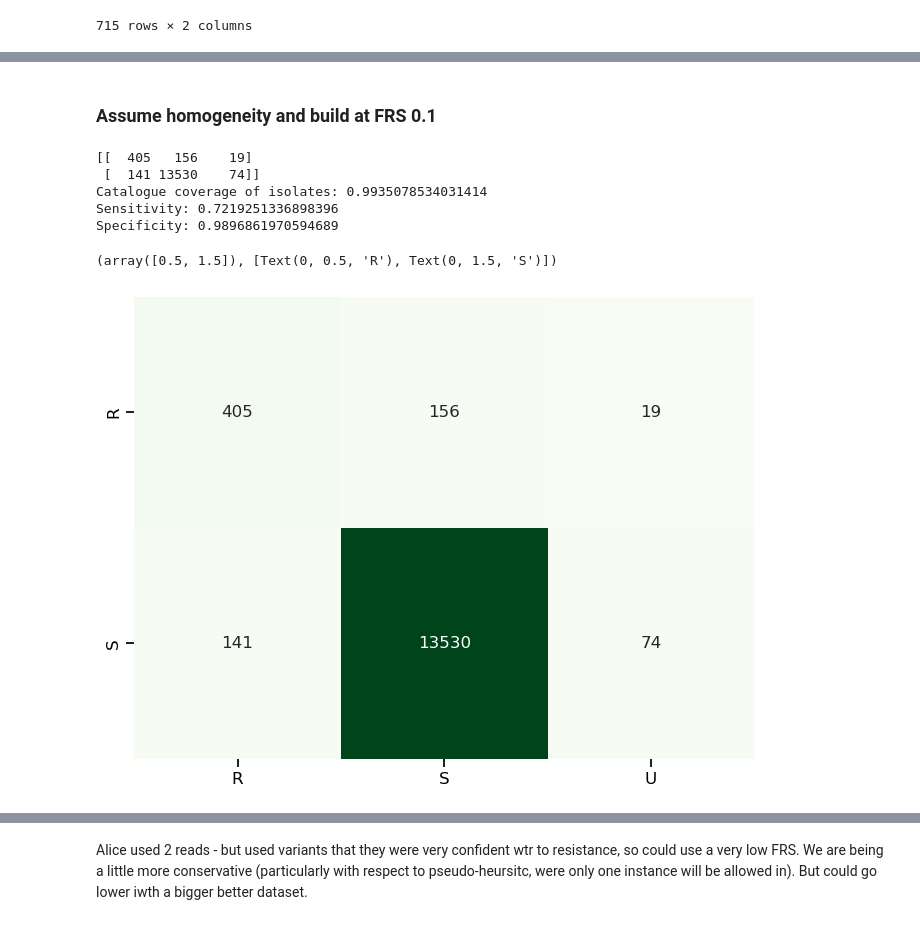
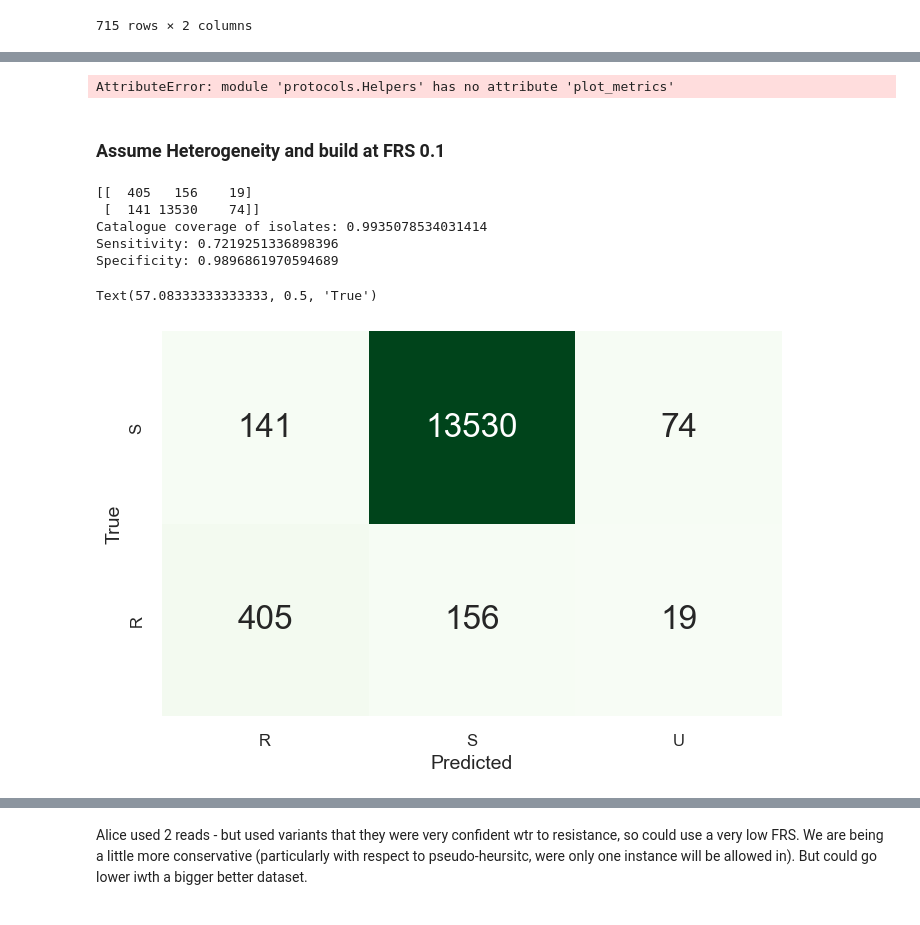
Before and after one commit to fowler-lab/tb-bdq-cat, a Jupyter notebook: results.ipynb, the cells around one changed output, grey strips where cells are left out. Cells and saved outputs as stored; diff of their text form; code cells hidden in the pictures.

```diff
--- a/results.ipynb
+++ b/results.ipynb
@@ -49,14 +51,13 @@ growth = growth[growth.DRUG=='BDQ']
 # %%
 # filter for high quality phenotypes
 phenotypes = phenotypes[
-    (phenotypes.DRUG == "BDQ") & (phenotypes.PHENOTYPE_QUALITY == "HIGH")
+    (phenotypes.DRUG == "BDQ") & (phenotypes.PHENOTYPE_QUALITY.isin(['HIGH']))
 ][["UNIQUEID", "DRUG", "BINARY_PHENOTYPE", "MIC"]].rename(
     columns={"BINARY_PHENOTYPE": "PHENOTYPE", "MIC": "METHOD_MIC"}
 )
 phenotypes = pd.concat([phenotypes, sha_phenotypes], ignore_index=True)
 phenotypes = phenotypes[~phenotypes.METHOD_MIC.isna()]
 phenotypes = phenotypes[~phenotypes.PHENOTYPE.isna()]
-
 
 mutations_copy = mutations.copy()
 
@@ -293,11 +289,21 @@ pd.DataFrame.from_dict(catalogue_25.return_catalogue(), orient="index").reset_in
 | 714 | pepQ@t-14c | S |
 715 rows × 2 columns
 # %%
-#Predict with catalogue
+# Predict with catalogue
+sns.set_context("talk")
+
 cm = piezo_predict(all_cat, "./catalogues/catalogue_FRS_25.csv", "BDQ")["cm"]
+sens = 100 * (cm[0][0] / (cm[0][0] + cm[0][1]))
+spec = 100 * (cm[1][1] / (cm[1][1] + cm[1][0]))
+cov = 100 * (len(samples) - cm[0][2] - cm[1][2]) / len(samples)
 df_cm = pd.DataFrame(cm, index=["R", "S"], columns=["R", "S", "U"])
-plt.figure(figsize=(8, 6))
+plt.figure(figsize=(8, 5))
 sns.set_context("talk")
-sns.heatmap(df_cm, annot=True, cbar=False, fmt="g", cmap="Greens")
+sns.heatmap(
+    df_cm, annot=True, cbar=False, fmt="g", cmap="Greens", annot_kws={"fontsize": 24}
+)
+plt.gca().invert_yaxis()
 plt.xticks(fontsize=12)
 plt.yticks(fontsize=12)
+plt.xlabel("Predicted", fontsize=14)
+plt.ylabel("True", fontsize=14)
@@ -304,31 +318,51 @@ plt.yticks(fontsize=12)
+# %%
+performance = {
+    "Sensitivity": sens,
+    "Specificity": spec,
+    "Coverage": cov,
+}
+Helpers.plot_metrics(performance)
+# %% [output]
+AttributeError: module 'protocols.Helpers' has no attribute 'plot_metrics'
 # %% [markdown]
-### Assume homogeneity and build at FRS 0.1
+### Assume Heterogeneity and build at FRS 0.1
 # %%
 # Build catalogue
+sns.set_context("talk")
 catalogue_01 = BuildCatalogue(samples, cat_mutations, 0.10)
 catalogue_01_df = (
     pd.DataFrame.from_dict(catalogue_01.return_catalogue(), orient="index")
     .reset_index(0)
     .rename(columns={"index": "MUTATION"})
 )
 
-#save catalogue file
+# save catalogue file
 catalogue_01.return_piezo(
     "NC_000962.3", "BDQ-FRS-10-2023.11", "1.1", "BDQ", piezo_wildcards
 ).to_csv("./catalogues/catalogue_FRS_10.csv", index=False)
 
 # Predict with catalogue
 cm = piezo_predict(all, "./catalogues/catalogue_FRS_10.csv", "BDQ")["cm"]
+sens = 100 * (cm[0][0] / (cm[0][0] + cm[0][1]))
+spec = 100 * (cm[1][1] / (cm[1][1] + cm[1][0]))
+cov = 100 * (len(samples) - cm[0][2] - cm[1][2]) / len(samples)
 df_cm = pd.DataFrame(cm, index=["R", "S"], columns=["R", "S", "U"])
-plt.figure(figsize=(8, 6))
-sns.heatmap(df_cm, annot=True, cbar=False, fmt="g", cmap="Greens")
+
+plt.figure(figsize=(8, 5))
+sns.heatmap(
+    df_cm, annot=True, cbar=False, fmt="g", cmap="Greens", annot_kws={"fontsize": 24}
+)
+plt.gca().invert_yaxis()
+
 plt.xticks(fontsize=12)
 plt.yticks(fontsize=12)
+plt.xlabel("Predicted", fontsize=14)
+plt.ylabel("True", fontsize=14)
 # %% [output]
 [[  405   156    19]
  [  141 13530    74]]
 Catalogue coverage of isolates: 0.9935078534031414
 Sensitivity: 0.7219251336898396
 Specificity: 0.9896861970594689
-(array([0.5, 1.5]), [Text(0, 0.5, 'R'), Text(0, 1.5, 'S')])
+Text(57.08333333333333, 0.5, 'True')
-[figure, old version]
+[figure, new version]
```
Also changed, not shown: parts of 22 cells of this notebook, 57 other files.
